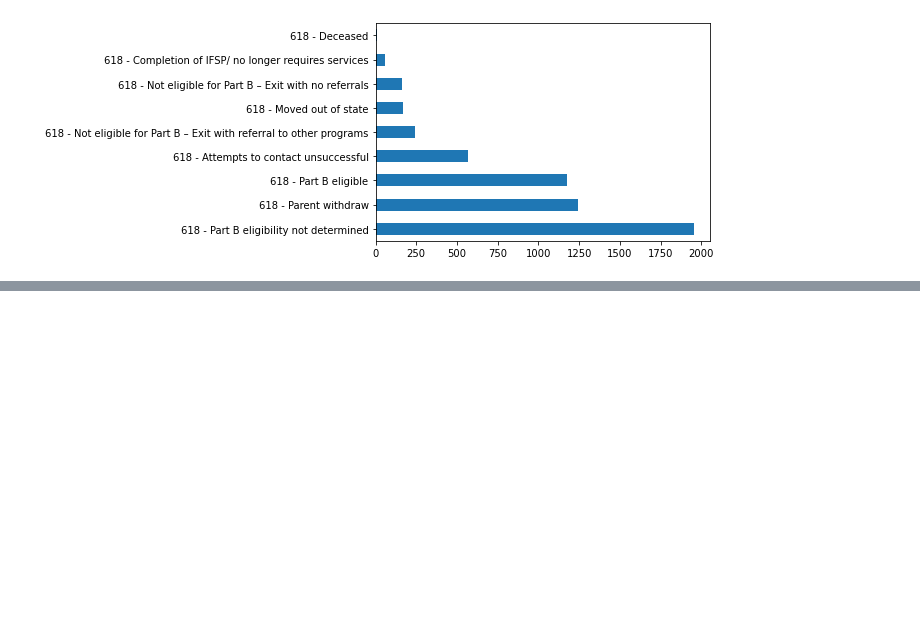
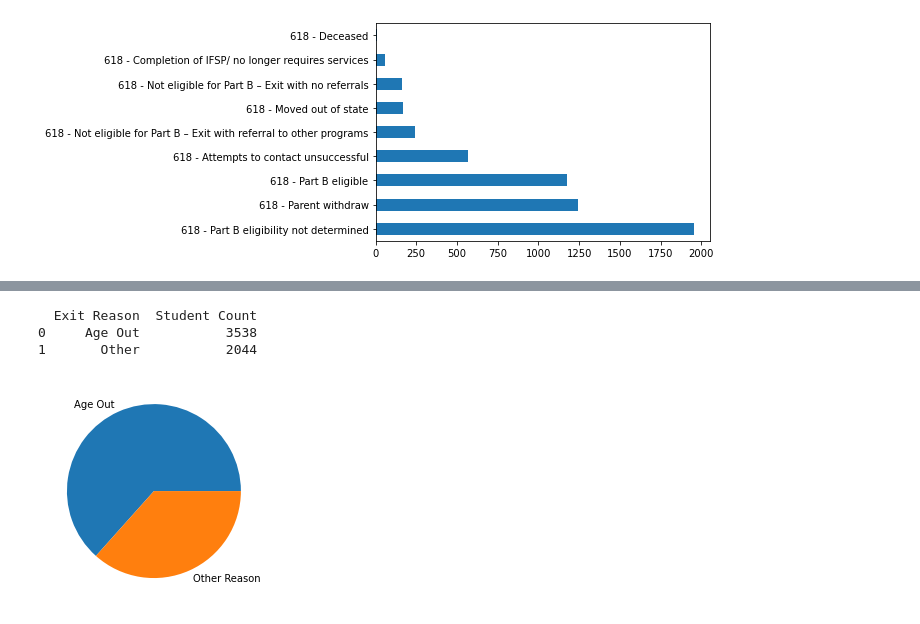
Before and after one commit to TPSchwartz/ddid-cheesecake_factory, a Jupyter notebook: notebooks/exit_reasons.ipynb, the cells around one changed output, grey strips where cells are left out. Drawn from its saved outputs; the diff is of its cells as text; code cells hidden in the pictures; blank space fills up the shorter version.

```diff
--- a/notebooks/exit_reasons.ipynb
+++ b/notebooks/exit_reasons.ipynb
@@ -40,0 +71,20 @@ exit_reason.plot(kind = 'barh');
+# %%
+exit_why_df = pd.DataFrame({
+    'Exit Reason':
+    ['Age Out','Other'],
+    'Student Count':
+    [age_out, other_reason]
+})
+print(exit_why_df)
+# %% [output]
+  Exit Reason  Student Count
+0     Age Out           3538
+1       Other           2044
+# %%
+why = np.array([3538, 2044])
+labels = ['Age Out', 'Other Reason']
+# %%
+plt.pie(why, labels = labels)
+plt.show()
+# %% [output]
+[figure, added]
```
Also changed, not shown: parts of 6 cells of this notebook.
